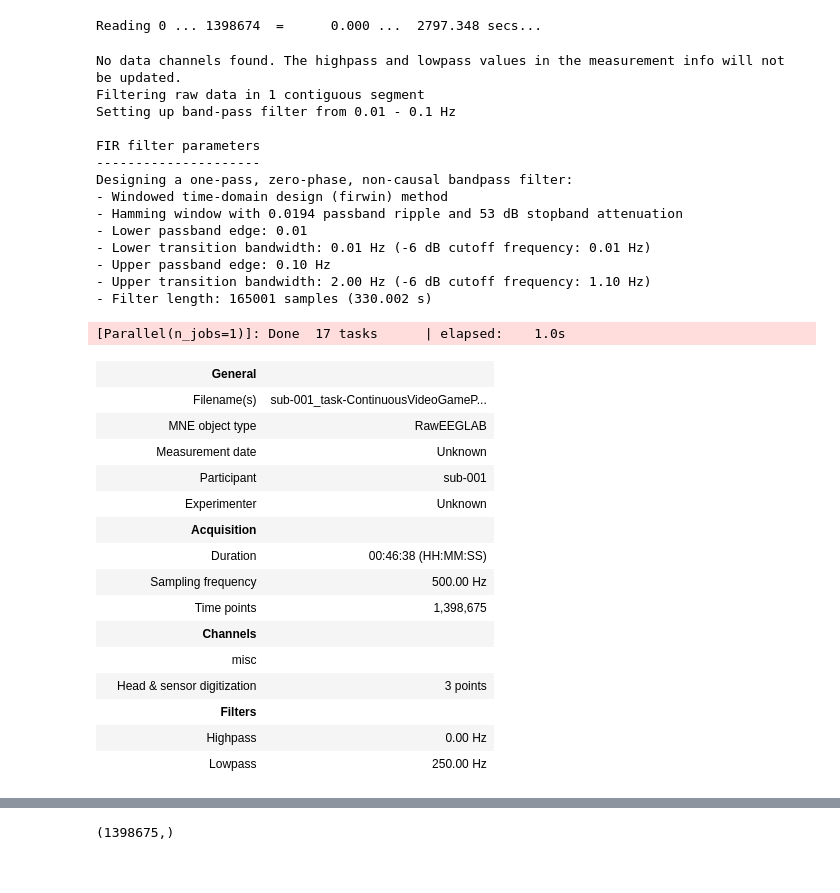
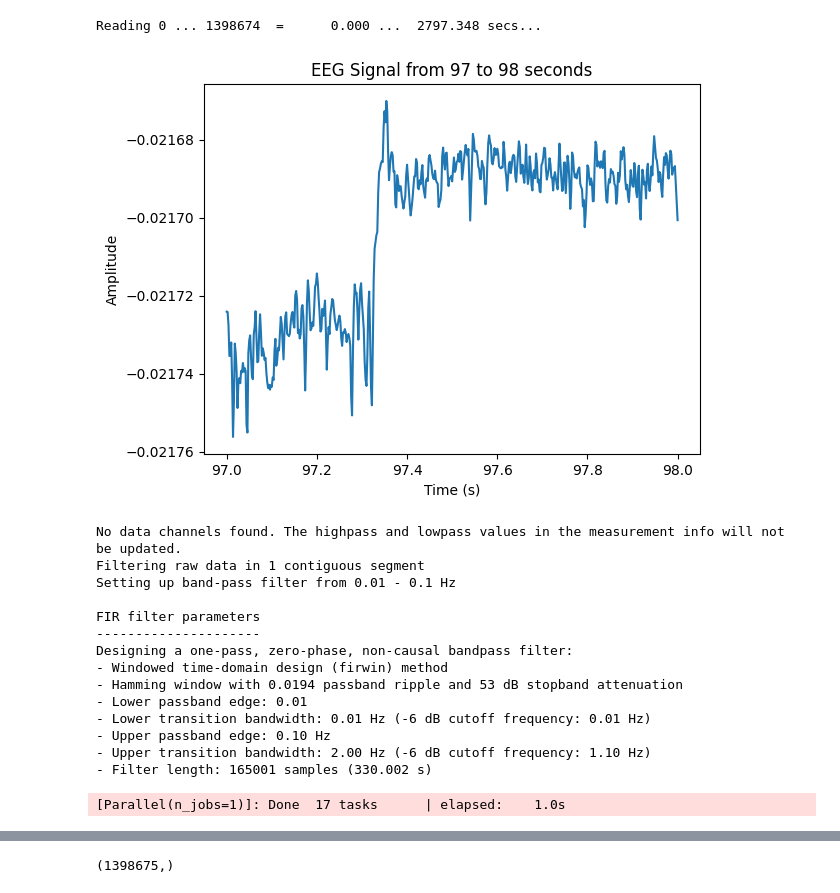
Before and after one commit to YannickLeon/EEGAnalysis, a Jupyter notebook: filtering2.ipynb, the cells around one changed output, grey strips where cells are left out. Cells and saved outputs as stored; diff of their text form; code cells hidden in the pictures.

```diff
--- a/filtering2.ipynb
+++ b/filtering2.ipynb
@@ -8,12 +8,19 @@ from IPython.display import clear_output
 import numpy as np
 from matplotlib import pyplot as plt
 # %%
-def plot_data(data, sampling_rate=500, seconds=7):
-    num_points = seconds * sampling_rate + 1
-    plt.plot(np.arange(num_points) / sampling_rate, data[0][0].T[:num_points])
+def plot_data(data, sampling_rate=500, start=0, end=7):
+    # Calculate start and end indices
+    start_idx = int(start * sampling_rate)
+    end_idx = int(end * sampling_rate) + 1
+
+    # Generate time axis
+    time_axis = np.arange(start_idx, end_idx) / sampling_rate
+
+    # Plot the data
+    plt.plot(time_axis, data[0][0].T[start_idx:end_idx])
     plt.xlabel("Time (s)")
     plt.ylabel("Amplitude")
-    plt.title("EEG Signal")
+    plt.title(f"EEG Signal from {start} to {end} seconds")
     plt.show()
 # %%
 bids_root = "./data/"
@@ -38,14 +45,16 @@ Reading 0 ... 1398674  =      0.000 ...  2797.348 secs...
 raw = raw_unmodified.copy()
 # %%
 #Pipeline as suggested by paper
-#plot_data(raw)
+raw = raw_unmodified.copy()
+plot_data(raw, start=97, end=98)
 raw.filter(0.01, 0.1, picks="all")
-#plot_data(raw)
+plot_data(raw, start=95, end=100)
 raw.apply_hilbert(picks="all")
-# plot_data(raw)
+plot_data(raw, start=95, end=100)
 # raw.resample(100)
 # plot_data(raw, 100)
 # %% [output]
+[figure, added]
 No data channels found. The highpass and lowpass values in the measurement info will not be updated.
 Filtering raw data in 1 contiguous segment
 Setting up band-pass filter from 0.01 - 0.1 Hz
@@ -61,19 +70,3 @@ Designing a one-pass, zero-phase, non-causal bandpass filter:
 - Upper transition bandwidth: 2.00 Hz (-6 dB cutoff frequency: 1.10 Hz)
 - Filter length: 165001 samples (330.002 s)
 [Parallel(n_jobs=1)]: Done  17 tasks      | elapsed:    1.0s
-|  | General |  |
-|  | Filename(s) | sub-001_task-ContinuousVideoGameP... |
-|  | MNE object type | RawEEGLAB |
-|  | Measurement date | Unknown |
-|  | Participant | sub-001 |
-|  | Experimenter | Unknown |
-|  | Acquisition |  |
-|  | Duration | 00:46:38 (HH:MM:SS) |
-|  | Sampling frequency | 500.00 Hz |
-|  | Time points | 1,398,675 |
-|  | Channels |  |
-|  | misc |  |
-|  | Head & sensor digitization | 3 points |
-|  | Filters |  |
-|  | Highpass | 0.00 Hz |
-|  | Lowpass | 250.00 Hz |
```
Also changed, not shown: parts of 10 cells of this notebook.
